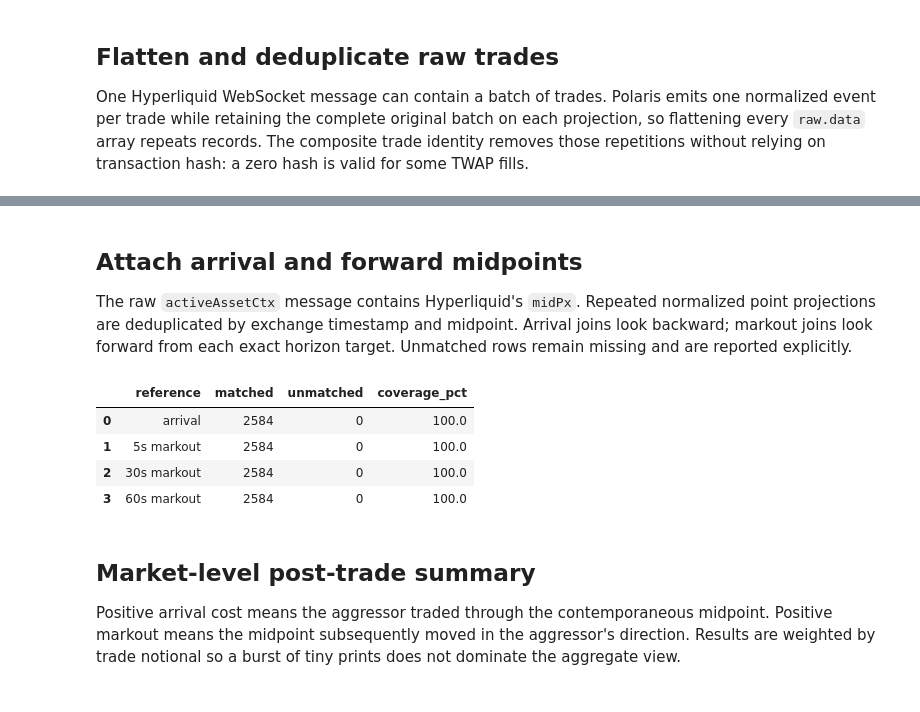
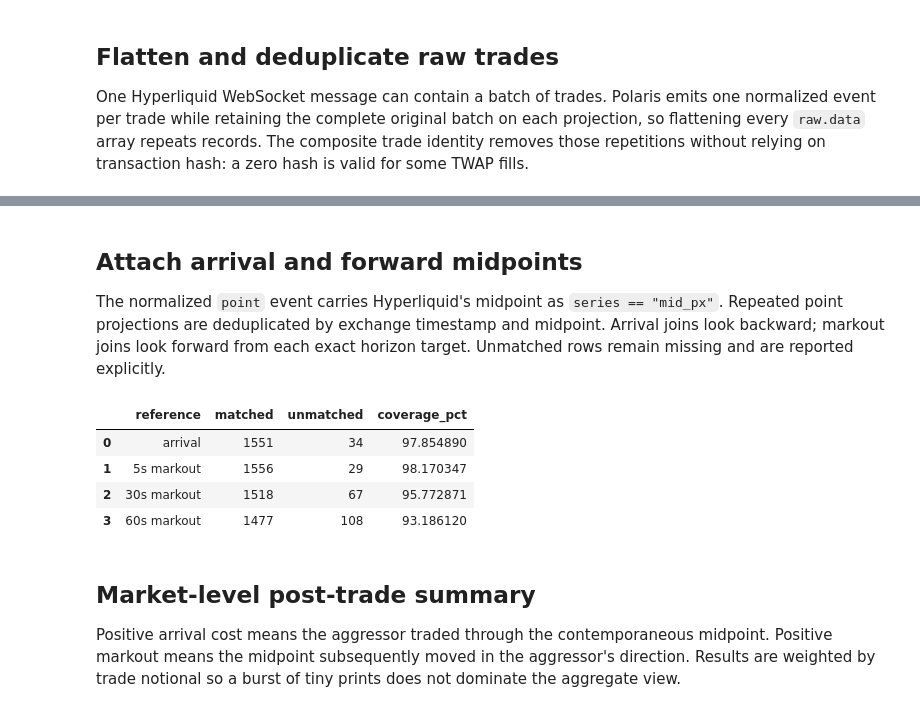
Before and after one commit to polaris-data/notebooks, a Jupyter notebook: notebooks/hyperliquid_l4_post_trade_analysis.ipynb, the cells around one changed output, grey strips where cells are left out. Drawn from its saved outputs; the diff is of its cells as text; code cells hidden in the pictures.

```diff
--- a/notebooks/hyperliquid_l4_post_trade_analysis.ipynb
+++ b/notebooks/hyperliquid_l4_post_trade_analysis.ipynb
@@ -119,13 +99,17 @@ for offset in range(search_steps):
     if probe_start >= probe_end:
         break
     candidate = fetch_events(source, market, probe_start, probe_end, row_cap)
-    channels = {raw_channel(event) for event in candidate}
-    if "trades" in channels and "activeAssetCtx" in channels:
+    has_trades = any(raw_channel(event) == "trades" for event in candidate)
+    has_midpoint = any(
+        event.get("type") == "point" and (event.get("data") or {}).get("series") == "mid_px"
+        for event in candidate
+    )
+    if has_trades and has_midpoint:
         probe_events = candidate
         break
 
 if not probe_events:
-    raise RuntimeError(f"No raw trades with midpoint context found for {source}:{market} in the last 24 hours")
+    raise RuntimeError(f"No trades with midpoint context found for {source}:{market} in the last 24 hours")
 
 latest_event_time = pd.to_datetime(
     max(event["exchange_timestamp"] for event in probe_events if event.get("exchange_timestamp") is not None),
@@ -311,20 +295,21 @@ Analysis trades: 2,584
 # %% [markdown]
 ## Attach arrival and forward midpoints
 
-The raw `activeAssetCtx` message contains Hyperliquid's `midPx`. Repeated normalized point projections
-are deduplicated by exchange timestamp and midpoint. Arrival joins look backward; markout joins look
-forward from each exact horizon target. Unmatched rows remain missing and are reported explicitly.
+The normalized `point` event carries Hyperliquid's midpoint as `series == "mid_px"`. Repeated point
+projections are deduplicated by exchange timestamp and midpoint. Arrival joins look backward; markout
+joins look forward from each exact horizon target. Unmatched rows remain missing and are reported
+explicitly.
 # %%
 midpoint_rows = []
 for event in events:
-    if raw_channel(event) != "activeAssetCtx":
+    if event.get("type") != "point":
         continue
-    context = (((event.get("raw") or {}).get("data") or {}).get("ctx") or {})
-    if context.get("midPx") is None or event.get("exchange_timestamp") is None:
+    data = event.get("data") or {}
+    if data.get("series") != "mid_px" or data.get("value") is None or event.get("exchange_timestamp") is None:
         continue
     midpoint_rows.append({
         "mid_timestamp": pd.to_datetime(event["exchange_timestamp"], unit="ms", utc=True),
-        "mid_price": float(context["midPx"]),
+        "mid_price": float(data["value"]),
     })
 
 midpoints_df = (
@@ -334,7 +319,7 @@ midpoints_df = (
     .reset_index(drop=True)
 )
 if midpoints_df.empty:
-    raise RuntimeError("No raw activeAssetCtx midpoint observations were available")
+    raise RuntimeError("No normalized mid_px point observations were available")
 
 analysis_df = pd.merge_asof(
     trades_df.sort_values("timestamp"),
@@ -385,37 +370,37 @@ for horizon in markout_horizons:
         tolerance=reference_tolerance,
     )
     matched = joined[reference_time_column].notna()
     assert (joined.loc[matched, reference_time_column] >= joined.loc[matched, target_column]).all()
 
     analysis_df = analysis_df.merge(
         joined[["trade_id", target_column, reference_time_column, reference_price_column]],
         on="trade_id",
         how="left",
         validate="one_to_one",
     )
     analysis_df[markout_column] = (
         analysis_df["aggressor_sign"]
         * (analysis_df[reference_price_column] - analysis_df["price"])
         / analysis_df["price"]
         * 10_000
     )
     coverage_rows.append({
         "reference": f"{horizon}s markout",
         "matched": int(analysis_df[reference_price_column].notna().sum()),
         "unmatched": int(analysis_df[reference_price_column].isna().sum()),
     })
 
 reference_coverage = pd.DataFrame(coverage_rows)
 reference_coverage["coverage_pct"] = (
     reference_coverage["matched"] / (reference_coverage["matched"] + reference_coverage["unmatched"]) * 100
 )
 reference_coverage
 # %% [output]
 |  | reference | matched | unmatched | coverage_pct |
-| 0 | arrival | 2584 | 0 | 100.0 |
-| 1 | 5s markout | 2584 | 0 | 100.0 |
-| 2 | 30s markout | 2584 | 0 | 100.0 |
-| 3 | 60s markout | 2584 | 0 | 100.0 |
+| 0 | arrival | 1551 | 34 | 97.854890 |
+| 1 | 5s markout | 1556 | 29 | 98.170347 |
+| 2 | 30s markout | 1518 | 67 | 95.772871 |
+| 3 | 60s markout | 1477 | 108 | 93.186120 |
 # %% [markdown]
 ## Market-level post-trade summary
 
```
Also changed, not shown: parts of 11 cells of this notebook, 8 other files.
